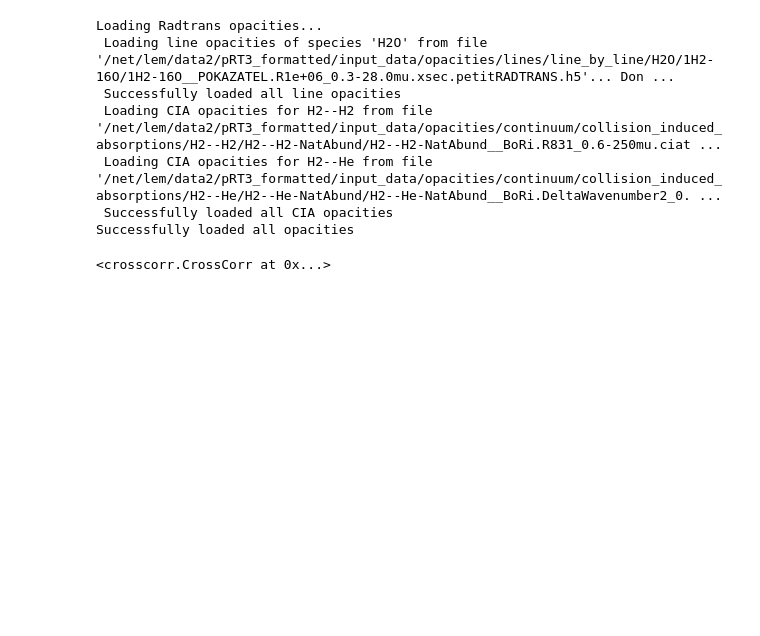
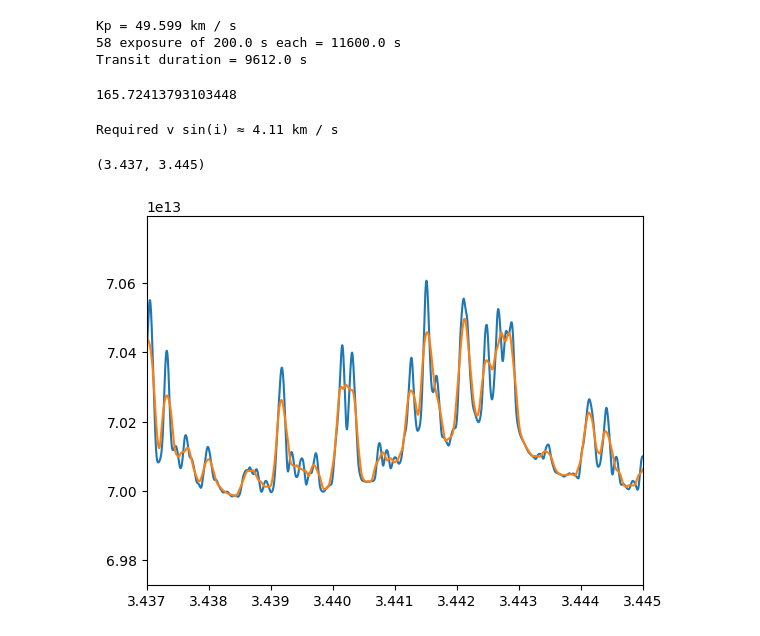
Before and after one commit to NatalieGrasser/METIS_transmission, a Jupyter notebook: METIS_transmission/debugging.ipynb, the cells around one changed output. Cells and saved outputs as stored; diff of their text form; code cells hidden in the pictures; blank space fills up the shorter version.

Commit message:
more species and plots, reorganized & cleaned

```diff
--- a/METIS_transmission/debugging.ipynb
+++ b/METIS_transmission/debugging.ipynb
@@ -91,11 +1,52 @@ fl_obs, err_obs = [var.reshape((num_exp, num_orders, num_wave)) for var in [fl_o
-# %%
-CrossCorr(system_obj, wl_obs, fl_obs, err_obs, plot_order=plot_order, template='H2O')
-# %% [output]
-Loading Radtrans opacities...
- Loading line opacities of species 'H2O' from file '/net/lem/data2/pRT3_formatted/input_data/opacities/lines/line_by_line/H2O/1H2-16O/1H2-16O__POKAZATEL.R1e+06_0.3-28.0mu.xsec.petitRADTRANS.h5'... Don ...
- Successfully loaded all line opacities
- Loading CIA opacities for H2--H2 from file '/net/lem/data2/pRT3_formatted/input_data/opacities/continuum/collision_induced_absorptions/H2--H2/H2--H2-NatAbund/H2--H2-NatAbund__BoRi.R831_0.6-250mu.ciat ...
- Loading CIA opacities for H2--He from file '/net/lem/data2/pRT3_formatted/input_data/opacities/continuum/collision_induced_absorptions/H2--He/H2--He-NatAbund/H2--He-NatAbund__BoRi.DeltaWavenumber2_0. ...
- Successfully loaded all CIA opacities
-Successfully loaded all opacities
-<crosscorr.CrossCorr at 0x...>
+# %%
+from config_run import *
+
+transit_duration = 2.67*u.h
+exptime = 200*u.s
+system_obj = init_simulation('Sorg20X')
+# %% [output]
+Kp = 49.599 km / s
+58 exposure of 200.0 s each = 11600.0 s
+Transit duration = 9612.0 s
+# %%
+9612./58
+# %% [output]
+165.72413793103448
+# %%
+c = 299792.458 * u.km/u.s
+
+def vsini_for_resolution(R_inst, R_target):
+    """
+    Compute the vsini needed so that:
+        Instrument resolution (R_inst) + rotational broadening (vsini)
+        → effective final resolution (R_target).
+
+    Assumes Gaussian-like convolution in velocity space:
+        Δv_total^2 = Δv_inst^2 + Δv_rot^2
+    """
+    dv_inst = c / R_inst         # instrument FWHM in velocity units
+    dv_target = c / R_target     # desired final FWHM
+
+    if dv_target <= dv_inst:
+        raise ValueError("Target resolution must be lower than instrument resolution!")
+
+    dv_rot = np.sqrt(dv_target**2 - dv_inst**2)  # rotational FWHM
+    return dv_rot.to(u.km/u.s)
+
+R_inst = 1e5      # instrument (100,000)
+R_target = 58911  # resolution of DMS cross-sections
+
+vsini_needed = vsini_for_resolution(R_inst, R_target)
+print(f"Required v sin(i) ≈ {vsini_needed:.2f}")
+# %% [output]
+Required v sin(i) ≈ 4.11 km / s
+# %%
+plt.plot(planet_wl_um,transit_radii_um)
+plt.plot(planet_wl_um,transit_radii_um2)
+#plt.plot(planet_wl_um,transit_radii_um3)
+
+plt.xlim(3.437,3.445)
+#plt.ylim(7*1e13,7.02*1e13)
+# %% [output]
+(3.437, 3.445)
+[figure, added]
```
Also changed, not shown: parts of 3 cells of this notebook, 8 other files.
